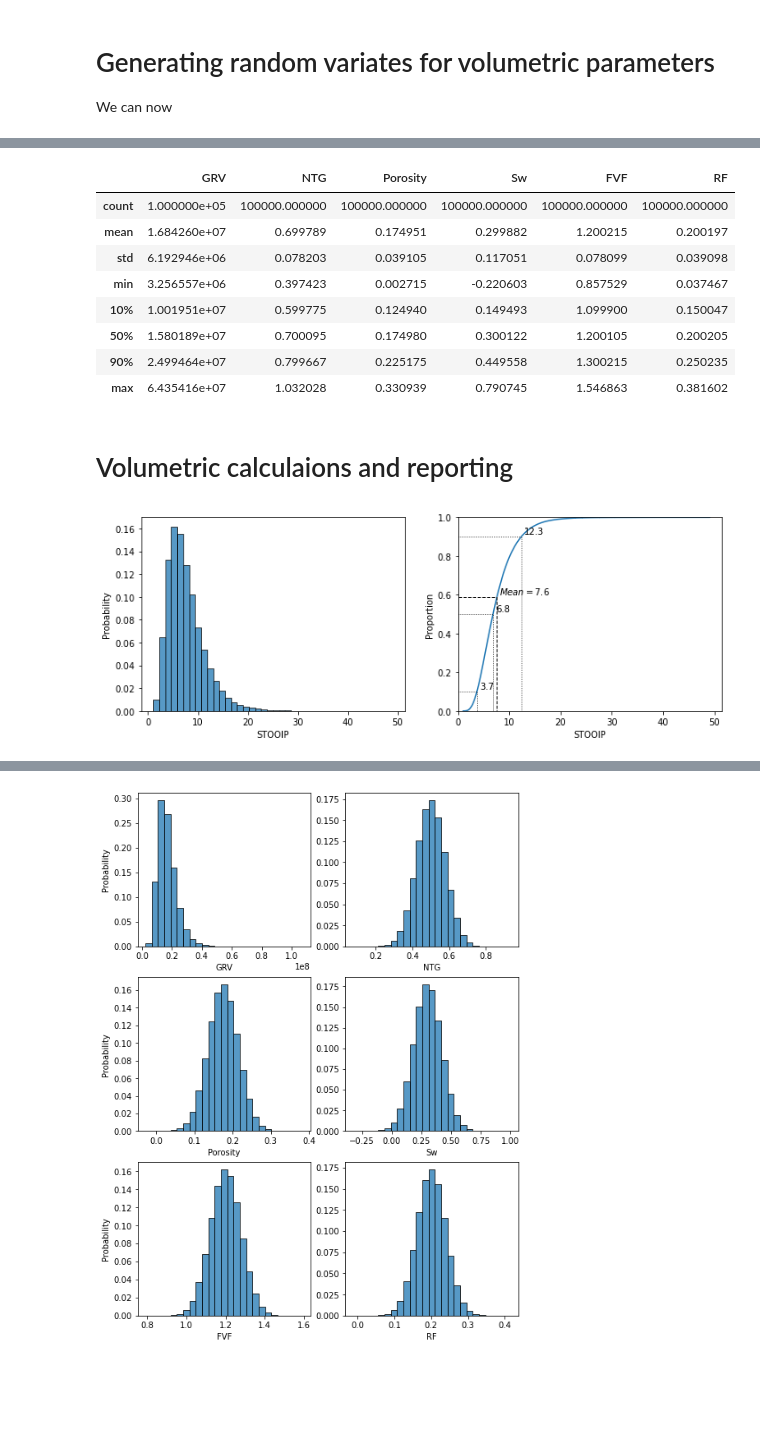
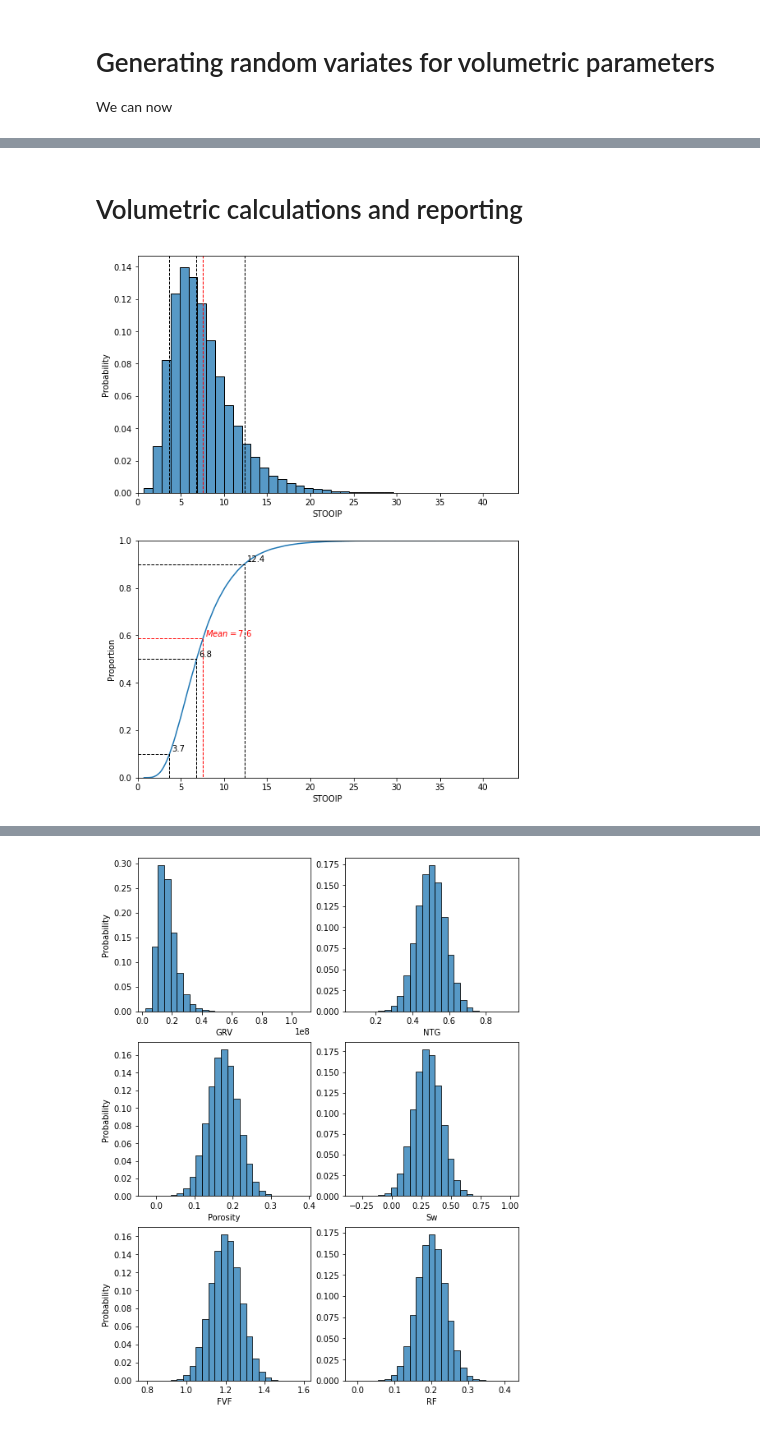
Before and after one commit to dlodola/public, a Jupyter notebook: jupyter/MonteCarlo-Part1.ipynb, the cells around one changed output, grey strips where cells are left out. Saved outputs shown, nothing was run; the diff lists cells and outputs as text; code cells hidden in the pictures; blank space fills up the shorter version.

```diff
--- a/jupyter/MonteCarlo-Part1.ipynb
+++ b/jupyter/MonteCarlo-Part1.ipynb
@@ -103,18 +106,8 @@ realisations = pd.DataFrame([], columns=params)
 # %%
 num_samples = 100_000
 
-fig, ax = plt.subplots(nrows=(len(params) // 2
-                              + len(params) % 2),
-                       ncols=2,
-                       figsize=(8.3, 11.7))
-ax = ax.flatten()
+for parameter, distr in params.items():
+    realisations[parameter] = distr.rvs(num_samples)
 
-for i, (parameter, distr) in enumerate(params.items()):
-    x = distr.rvs(num_samples)
-    realisations[parameter] = x
-    sns.histplot(data=realisations, x=parameter, ax=ax[i],
-                 stat='probability', bins=25,)
-    if i % 2 == 1:
-        ax[i].set_ylabel(None)
-plt.show()
+realisations.describe(percentiles=[0.1, 0.5, 0.9],)
 # %% [output]
@@ -122,20 +123,8 @@ plt.show()
-# %%
-realisations.describe(percentiles=[0.1, 0.5, 0.9],)
-# %% [output]
-|  | GRV | NTG | Porosity | Sw | FVF | RF |
-| count | 1.000000e+05 | 100000.000000 | 100000.000000 | 100000.000000 | 100000.000000 | 100000.000000 |
-| mean | 1.684260e+07 | 0.699789 | 0.174951 | 0.299882 | 1.200215 | 0.200197 |
-| std | 6.192946e+06 | 0.078203 | 0.039105 | 0.117051 | 0.078099 | 0.039098 |
-| min | 3.256557e+06 | 0.397423 | 0.002715 | -0.220603 | 0.857529 | 0.037467 |
-| 10% | 1.001951e+07 | 0.599775 | 0.124940 | 0.149493 | 1.099900 | 0.150047 |
-| 50% | 1.580189e+07 | 0.700095 | 0.174980 | 0.300122 | 1.200105 | 0.200205 |
-| 90% | 2.499464e+07 | 0.799667 | 0.225175 | 0.449558 | 1.300215 | 0.250235 |
-| max | 6.435416e+07 | 1.032028 | 0.330939 | 0.790745 | 1.546863 | 0.381602 |
 # %%
 realisations.Porosity = realisations.Porosity.clip(lower=0.1)
 realisations.Sw = realisations.Sw.clip(lower=0.15, upper=0.70)
 # %% [markdown]
-# Volumetric calculaions and reporting
+# Volumetric calculations and reporting
 # %%
 realisations['STOOIP'] = (realisations['GRV']
                      * realisations['NTG']
@@ -145,32 +134,47 @@ realisations['STOOIP'] = (realisations['GRV']
                      / 1_000 / 159)
 realisations['Resource'] = realisations['STOOIP'] * realisations['RF']
 # %%
-fig, ax = plt.subplots(ncols=2, figsize=(11.7,4))
+fig, ax = plt.subplots(nrows=2, figsize=(8.3, 11.7))
+
+# display histogram of distribution in first subplot
 sns.histplot(realisations.STOOIP, ax=ax[0], stat='probability', bins=40)
+# display empirical cumulative distribution function
+# in second subplot
 sns.ecdfplot(realisations.STOOIP, ax=ax[1])
-ax[1].set_xlim(left=0)
+
+# display key percentiles and mean on cumulative plot
+ax[0].set_xlim(left=0)
+ax[0].set_ylim(ax[0].get_ylim()) # freeze ylim
+ax[1].set_xlim(ax[0].get_xlim())
+y_max = ax[0].get_ylim()[1]
+ls = {'c':'k', 'ls': '--', 'lw': '1'}
 for p in [0.1, 0.5, 0.9]:
     q = realisations.STOOIP.quantile(p)
+    ax[0].plot([q] * 2, [0, y_max], **ls)
     ax[1].plot([0] + [q] * 2,
                [p] * 2 + [0],
-               c='k', ls=":", lw=0.75)
+               **ls)
     ax[1].annotate('{:.1f}'.format(q),
                    (q, p),
                    xytext=(3, 3),
-                   textcoords='offset pixels')
+                   textcoords='offset pixels',
+                   c='k')
+
+ls_mean = {'c':'r', 'ls': '--', 'lw': '1'}
 mean = realisations.STOOIP.mean()
-Pmean = percentileofscore(
-    realisations.STOOIP,
-    mean,
-    kind='weak')/100
-ax[1].plot([0] + [mean] * 2,
-               [Pmean] * 2 + [0],
-               c='k', ls="--", lw=1)
+Pmean = percentileofscore(realisations.STOOIP,
+                          mean, kind='weak') / 100
+ax[0].plot([mean] * 2, [0, y_max],
+           **ls_mean)
+ax[1].plot([0] + [mean] * 2, [Pmean] * 2 + [0],
+           **ls_mean)
 ax[1].annotate('$Mean={:.1f}$'.format(mean),
                (mean, Pmean),
                xytext=(3, 3),
-               textcoords='offset pixels')
+               textcoords='offset pixels',
+               c='r')
+
 plt.show()
 # %% [output]
-[figure, old version]
+[figure, new version]
 # %%
```
Also changed, not shown: parts of 14 cells of this notebook.
